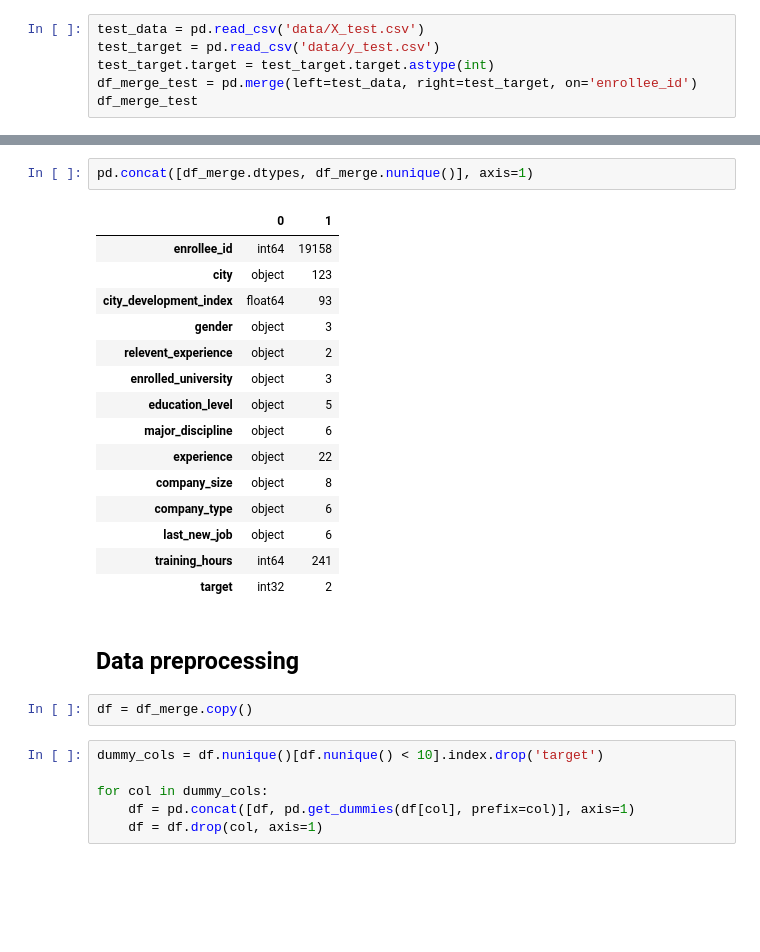
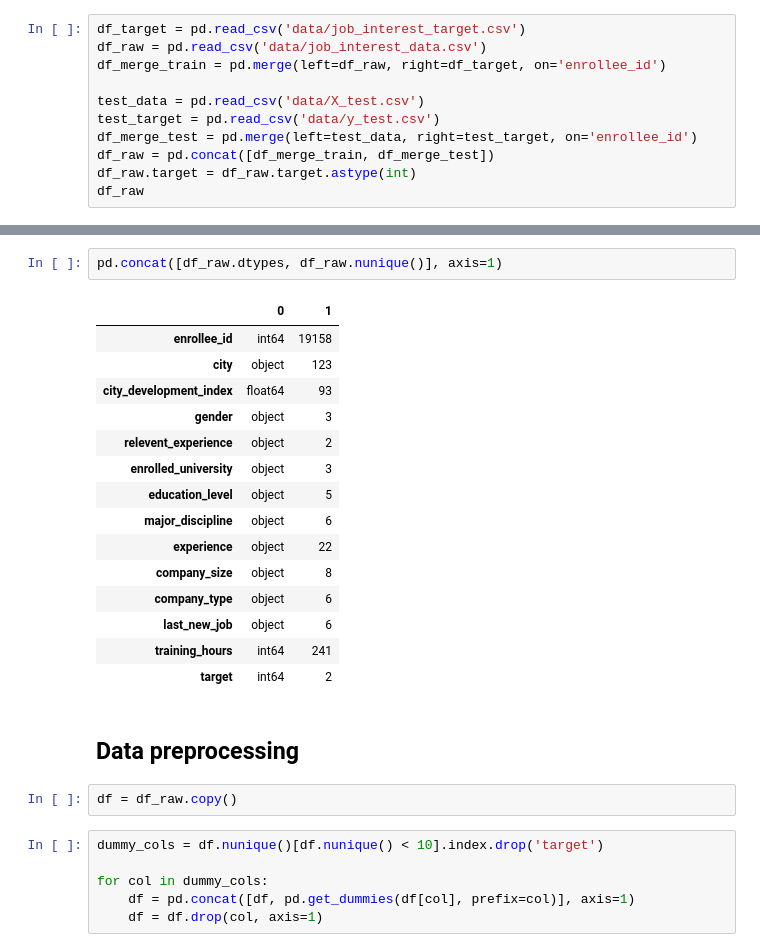
Before and after one commit to Baukebrenninkmeijer/practical-data-science, a Jupyter notebook: class_imbalance.ipynb, the cells around one changed output, grey strips where cells are left out. Drawn from its saved outputs; the diff is of its cells as text; blank space fills up the shorter version.

```diff
--- a/class_imbalance.ipynb
+++ b/class_imbalance.ipynb
@@ -35,8 +13,13 @@ df_target.head()
 # %%
+df_target = pd.read_csv('data/job_interest_target.csv')
+df_raw = pd.read_csv('data/job_interest_data.csv')
+df_merge_train = pd.merge(left=df_raw, right=df_target, on='enrollee_id')
+
 test_data = pd.read_csv('data/X_test.csv')
 test_target = pd.read_csv('data/y_test.csv')
-test_target.target = test_target.target.astype(int)
 df_merge_test = pd.merge(left=test_data, right=test_target, on='enrollee_id')
-df_merge_test
+df_raw = pd.concat([df_merge_train, df_merge_test])
+df_raw.target = df_raw.target.astype(int)
+df_raw
 # %% [output]
 |  | enrollee_id | city | city_development_index | gender | relevent_experience | enrolled_university | ... |
@@ -82,25 +38,25 @@ df_merge
 # %%
-pd.concat([df_merge.dtypes, df_merge.nunique()], axis=1)
+pd.concat([df_raw.dtypes, df_raw.nunique()], axis=1)
 # %% [output]
 |  | 0 | 1 |
 | enrollee_id | int64 | 19158 |
 | city | object | 123 |
 | city_development_index | float64 | 93 |
 | gender | object | 3 |
 | relevent_experience | object | 2 |
 | enrolled_university | object | 3 |
 | education_level | object | 5 |
 | major_discipline | object | 6 |
 | experience | object | 22 |
 | company_size | object | 8 |
 | company_type | object | 6 |
 | last_new_job | object | 6 |
 | training_hours | int64 | 241 |
-| target | int32 | 2 |
+| target | int64 | 2 |
 # %% [markdown]
 ## Data preprocessing
 # %%
-df = df_merge.copy()
+df = df_raw.copy()
 # %%
 dummy_cols = df.nunique()[df.nunique() < 10].index.drop('target')
 
```
Also changed, not shown: parts of 14 cells of this notebook, 17 other files.
